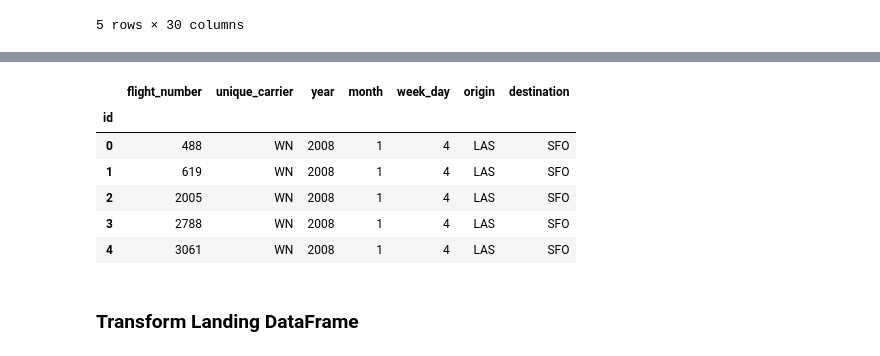
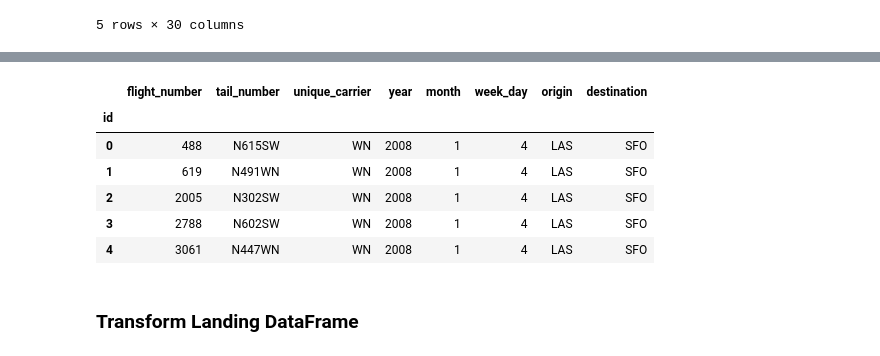
Before and after one commit to janelcv/SFO_Landing, a Jupyter notebook: sfo_landing.ipynb, the cells around one changed output, grey strips where cells are left out. Cells and saved outputs as stored; diff of their text form; code cells hidden in the pictures.

```diff
--- a/sfo_landing.ipynb
+++ b/sfo_landing.ipynb
@@ -38,32 +62,33 @@ delay_df.head()
 # %%
 # Create a filtered dataframe from specific columns
-delay_cols = ["ID", "FlightNum", "UniqueCarrier", "Year", "Month", "DayOfWeek", 'Origin',
+delay_cols = ["ID", "FlightNum","TailNum", "UniqueCarrier", "Year", "Month", "DayOfWeek", 'Origin',
  'Dest']
 delay_transformed = delay_df[delay_cols].copy()
 # %%
 # Rename the column headers
 delay_transformed = delay_transformed.rename(columns={"ID": "id",
                                                       "FlightNum": "flight_number",
+                                                      "TailNum": "tail_number",
                                                           "UniqueCarrier": "unique_carrier",
                                                           "Year": "year",
                                                      "Month": "month",
                                                      "DayOfWeek": "week_day",
                                                      "Origin": "origin",
                                                      "Dest": "destination"})
 
 # Clean the data by dropping duplicates and setting the index
 delay_transformed.drop_duplicates("id", inplace=True)
 delay_transformed.set_index("id", inplace=True)
 
 delay_transformed.head()
 # %% [output]
-|  | flight_number | unique_carrier | year | month | week_day | origin | destination |
-| id |  |  |  |  |  |  |  |
-| 0 | 488 | WN | 2008 | 1 | 4 | LAS | SFO |
-| 1 | 619 | WN | 2008 | 1 | 4 | LAS | SFO |
-| 2 | 2005 | WN | 2008 | 1 | 4 | LAS | SFO |
-| 3 | 2788 | WN | 2008 | 1 | 4 | LAS | SFO |
-| 4 | 3061 | WN | 2008 | 1 | 4 | LAS | SFO |
+|  | flight_number | tail_number | unique_carrier | year | month | week_day | origin | destination |
+| id |  |  |  |  |  |  |  |  |
+| 0 | 488 | N615SW | WN | 2008 | 1 | 4 | LAS | SFO |
+| 1 | 619 | N491WN | WN | 2008 | 1 | 4 | LAS | SFO |
+| 2 | 2005 | N302SW | WN | 2008 | 1 | 4 | LAS | SFO |
+| 3 | 2788 | N602SW | WN | 2008 | 1 | 4 | LAS | SFO |
+| 4 | 3061 | N447WN | WN | 2008 | 1 | 4 | LAS | SFO |
 # %% [markdown]
 ### Transform Landing DataFrame
 # %%
```
Also changed, not shown: parts of 18 cells of this notebook, 1 other file.
